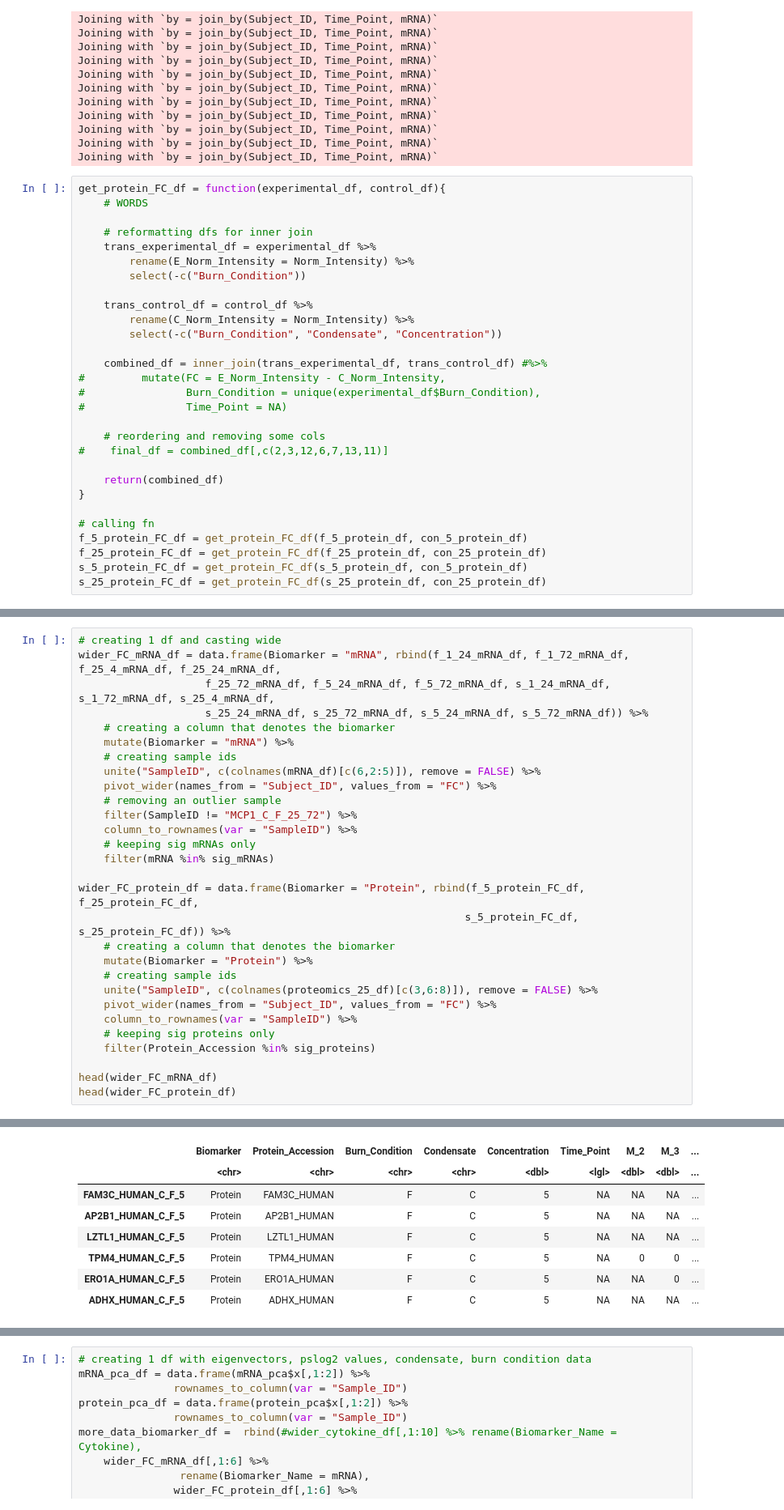
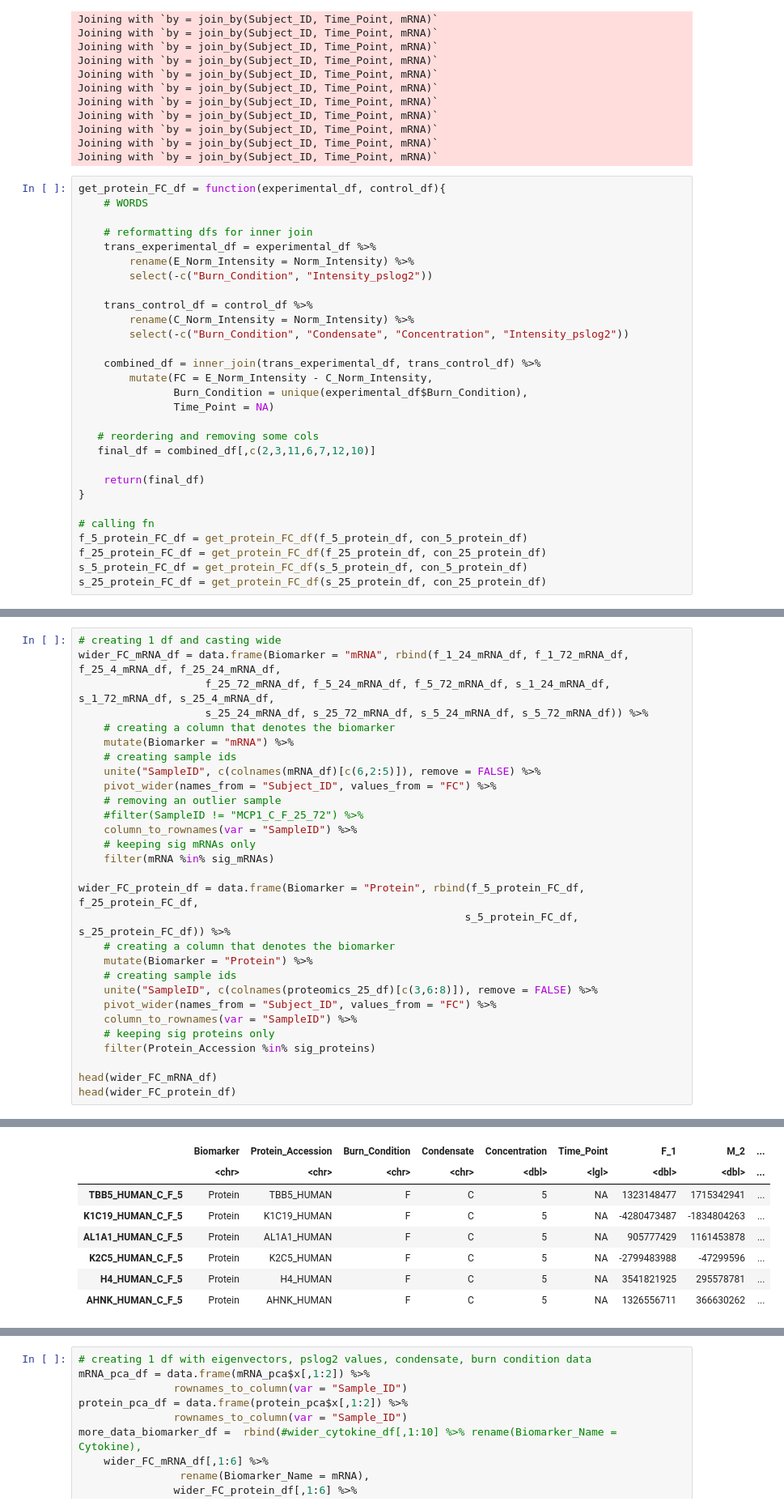
Before and after one commit to UNC-CEMALB/Burn-pit-smoke-condensate-mediated-toxicity-in-human-airway-epithelial-cells-, a Jupyter notebook: 3. Biomarker Cluster Analysis/Redo.ipynb, the cells around one changed output, grey strips where cells are left out. Shown at 81% size. Cells and saved outputs as stored; diff of their text form.

```diff
--- a/3. Biomarker Cluster Analysis/Redo.ipynb
+++ b/3. Biomarker Cluster Analysis/Redo.ipynb
@@ -188,21 +188,21 @@ get_protein_FC_df = function(experimental_df, control_df){
     # reformatting dfs for inner join
     trans_experimental_df = experimental_df %>%
         rename(E_Norm_Intensity = Norm_Intensity) %>%
-        select(-c("Burn_Condition"))
+        select(-c("Burn_Condition", "Intensity_pslog2"))
 
     trans_control_df = control_df %>%
         rename(C_Norm_Intensity = Norm_Intensity) %>%
-        select(-c("Burn_Condition", "Condensate", "Concentration"))
+        select(-c("Burn_Condition", "Condensate", "Concentration", "Intensity_pslog2"))
 
-    combined_df = inner_join(trans_experimental_df, trans_control_df) #%>%
-#         mutate(FC = E_Norm_Intensity - C_Norm_Intensity,
-#                Burn_Condition = unique(experimental_df$Burn_Condition),
-#                Time_Point = NA)
+    combined_df = inner_join(trans_experimental_df, trans_control_df) %>%
+        mutate(FC = E_Norm_Intensity - C_Norm_Intensity,
+               Burn_Condition = unique(experimental_df$Burn_Condition),
+               Time_Point = NA)
 
-    # reordering and removing some cols
-#    final_df = combined_df[,c(2,3,12,6,7,13,11)]
+   # reordering and removing some cols
+   final_df = combined_df[,c(2,3,11,6,7,12,10)]
 
-    return(combined_df)
+    return(final_df)
 }
 
 # calling fn
@@ -252,43 +230,43 @@ wider_FC_mRNA_df = data.frame(Biomarker = "mRNA", rbind(f_1_24_mRNA_df, f_1_72_m
     unite("SampleID", c(colnames(mRNA_df)[c(6,2:5)]), remove = FALSE) %>%
     pivot_wider(names_from = "Subject_ID", values_from = "FC") %>%
     # removing an outlier sample
-    filter(SampleID != "MCP1_C_F_25_72") %>%
+    #filter(SampleID != "MCP1_C_F_25_72") %>%
     column_to_rownames(var = "SampleID") %>%
     # keeping sig mRNAs only
     filter(mRNA %in% sig_mRNAs)
 
 wider_FC_protein_df = data.frame(Biomarker = "Protein", rbind(f_5_protein_FC_df, f_25_protein_FC_df,
                                                              s_5_protein_FC_df, s_25_protein_FC_df)) %>%
     # creating a column that denotes the biomarker
     mutate(Biomarker = "Protein") %>%
     # creating sample ids
     unite("SampleID", c(colnames(proteomics_25_df)[c(3,6:8)]), remove = FALSE) %>%
     pivot_wider(names_from = "Subject_ID", values_from = "FC") %>%
     column_to_rownames(var = "SampleID") %>%
     # keeping sig proteins only
     filter(Protein_Accession %in% sig_proteins)
 
 head(wider_FC_mRNA_df)
 head(wider_FC_protein_df)
 # %% [output]
 A data.frame: 6 × 12
 |  | Biomarker | mRNA | Burn_Condition | Condensate | Concentration | Time_Point | M_6 | F_5 | F_1 | ... |
 |  | <chr> | <chr> | <chr> | <chr> | <chr> | <dbl> | <dbl> | <dbl> | <dbl> | ... |
 | HMOX1_P_F_1_24 | mRNA | HMOX1 | F | P | 1 | 24 | -0.097110597 | 0.05902657 | 0.05309206 | ... |
 | ALDH3A1_P_F_1_24 | mRNA | ALDH3A1 | F | P | 1 | 24 | -0.074639586 | 0.11031939 | 0.08389458 | ... |
 | CXCL1_P_F_1_24 | mRNA | CXCL1 | F | P | 1 | 24 | -0.053856653 | 0.01561812 | 0.07436054 | ... |
 | GCLC_P_F_1_24 | mRNA | GCLC | F | P | 1 | 24 | -0.071148662 | 0.05494071 | 0.05581585 | ... |
 | GCLM_P_F_1_24 | mRNA | GCLM | F | P | 1 | 24 | -0.019263679 | 0.05734705 | 0.03778313 | ... |
 | GMCSF2_P_F_1_24 | mRNA | GMCSF2 | F | P | 1 | 24 | -0.008681242 | 0.01407478 | 0.05715263 | ... |
 A data.frame: 6 × 12
-|  | Biomarker | Protein_Accession | Burn_Condition | Condensate | Concentration | Time_Point | M_2 | M_3 | ... |
+|  | Biomarker | Protein_Accession | Burn_Condition | Condensate | Concentration | Time_Point | F_1 | M_2 | ... |
 |  | <chr> | <chr> | <chr> | <chr> | <dbl> | <lgl> | <dbl> | <dbl> | ... |
-| FAM3C_HUMAN_C_F_5 | Protein | FAM3C_HUMAN | F | C | 5 | NA | NA | NA | ... |
-| AP2B1_HUMAN_C_F_5 | Protein | AP2B1_HUMAN | F | C | 5 | NA | NA | NA | ... |
-| LZTL1_HUMAN_C_F_5 | Protein | LZTL1_HUMAN | F | C | 5 | NA | NA | NA | ... |
-| TPM4_HUMAN_C_F_5 | Protein | TPM4_HUMAN | F | C | 5 | NA | 0 | 0 | ... |
-| ERO1A_HUMAN_C_F_5 | Protein | ERO1A_HUMAN | F | C | 5 | NA | NA | 0 | ... |
-| ADHX_HUMAN_C_F_5 | Protein | ADHX_HUMAN | F | C | 5 | NA | NA | NA | ... |
+| TBB5_HUMAN_C_F_5 | Protein | TBB5_HUMAN | F | C | 5 | NA | 1323148477 | 1715342941 | ... |
+| K1C19_HUMAN_C_F_5 | Protein | K1C19_HUMAN | F | C | 5 | NA | -4280473487 | -1834804263 | ... |
+| AL1A1_HUMAN_C_F_5 | Protein | AL1A1_HUMAN | F | C | 5 | NA | 905777429 | 1161453878 | ... |
+| K2C5_HUMAN_C_F_5 | Protein | K2C5_HUMAN | F | C | 5 | NA | -2799483988 | -47299596 | ... |
+| H4_HUMAN_C_F_5 | Protein | H4_HUMAN | F | C | 5 | NA | 3541821925 | 295578781 | ... |
+| AHNK_HUMAN_C_F_5 | Protein | AHNK_HUMAN | F | C | 5 | NA | 1326556711 | 366630262 | ... |
 # %%
 # running pca
 mRNA_pca = prcomp(wider_FC_mRNA_df[,7:12], center = TRUE)
```
Also changed, not shown: parts of 8 cells of this notebook.
